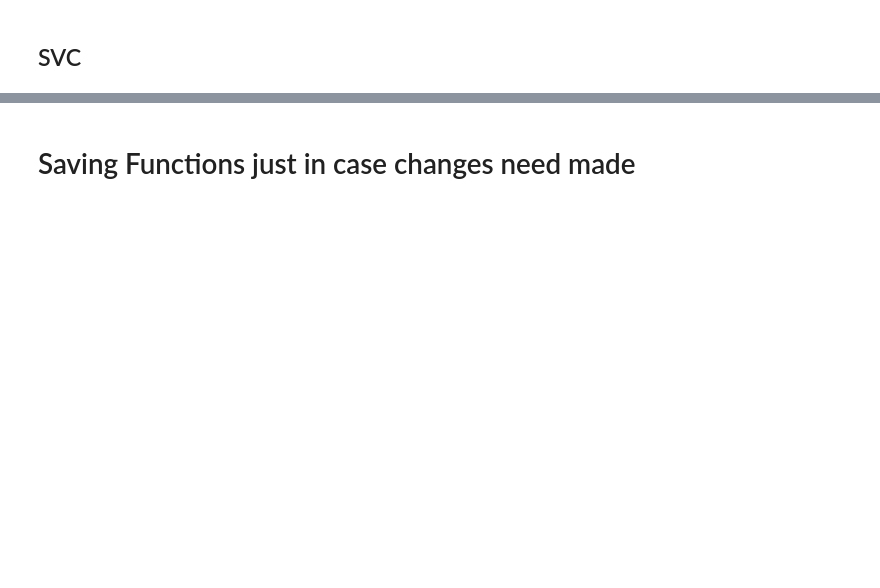
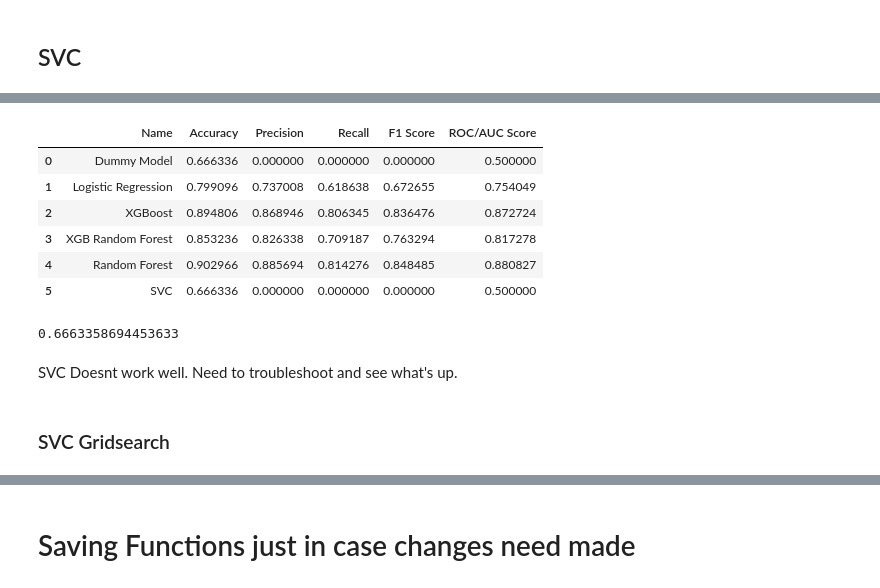
Before and after one commit to mduncan23/Hotel_Cancellation_Predictor, a Jupyter notebook: Hotel_Cancellation_Notebook-Clean.ipynb, the cells around one changed output, grey strips where cells are left out. Saved outputs shown, nothing was run; the diff lists cells and outputs as text; code cells hidden in the pictures; blank space fills up the shorter version.

Commit message:
svc addition/svc gridsearch

```diff
--- a/Hotel_Cancellation_Notebook-Clean.ipynb
+++ b/Hotel_Cancellation_Notebook-Clean.ipynb
@@ -856,0 +846,10 @@ SVC_model = Pipeline([
+# %%
+score_card
+# %% [output]
+|  | Name | Accuracy | Precision | Recall | F1 Score | ROC/AUC Score |
+| 0 | Dummy Model | 0.666336 | 0.000000 | 0.000000 | 0.000000 | 0.500000 |
+| 1 | Logistic Regression | 0.799096 | 0.737008 | 0.618638 | 0.672655 | 0.754049 |
+| 2 | XGBoost | 0.894806 | 0.868946 | 0.806345 | 0.836476 | 0.872724 |
+| 3 | XGB Random Forest | 0.853236 | 0.826338 | 0.709187 | 0.763294 | 0.817278 |
+| 4 | Random Forest | 0.902966 | 0.885694 | 0.814276 | 0.848485 | 0.880827 |
+| 5 | SVC | 0.666336 | 0.000000 | 0.000000 | 0.000000 | 0.500000 |
@@ -856,0 +858,8 @@ SVC_model = Pipeline([
+# %%
+SVC_model.score(X_test, y_test)
+# %% [output]
+0.6663358694453633
+# %% [markdown]
+SVC Doesnt work well. Need to troubleshoot and see what's up.
+# %% [markdown]
+### SVC Gridsearch
```
Also changed, not shown: parts of 31 cells of this notebook.
